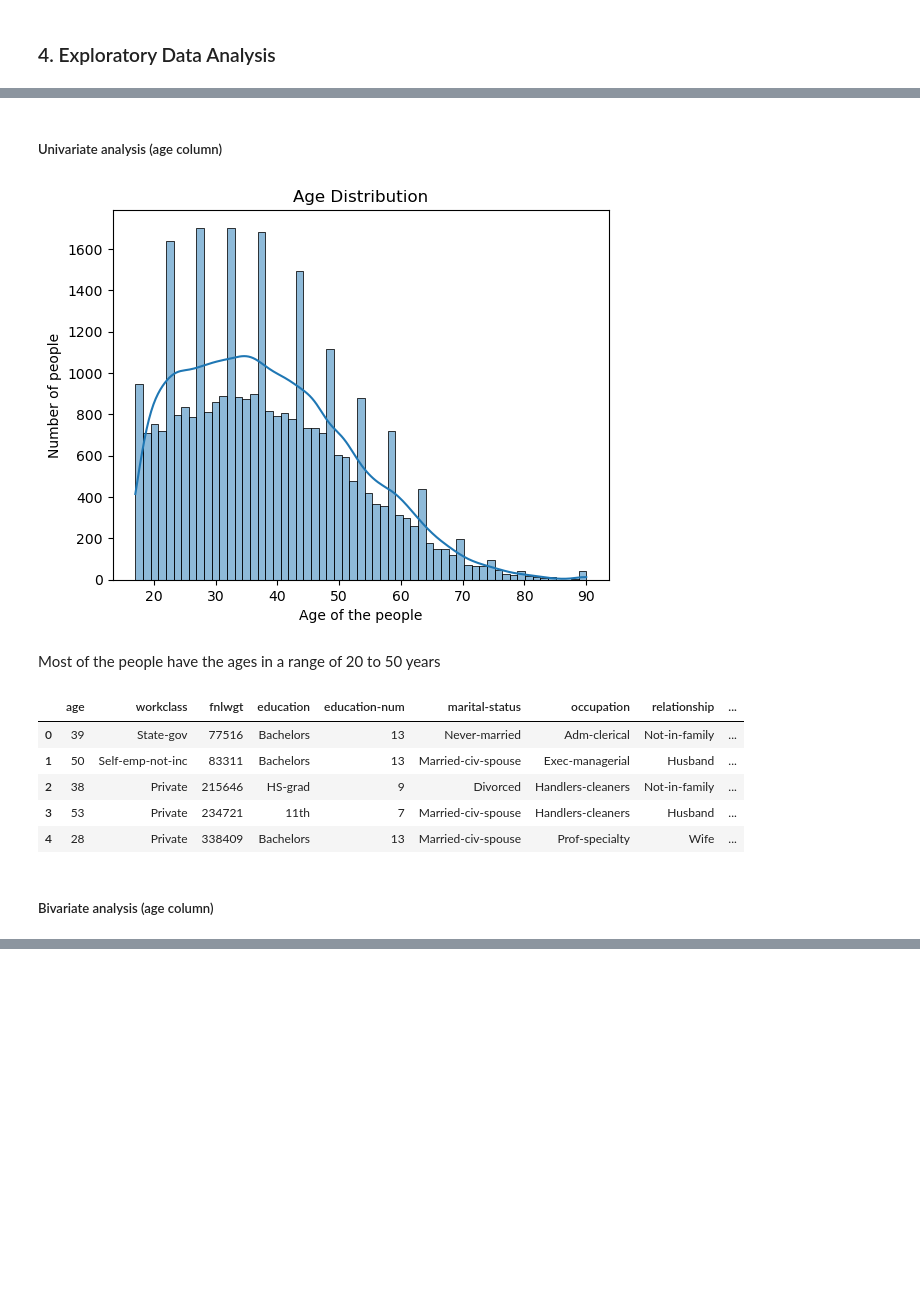
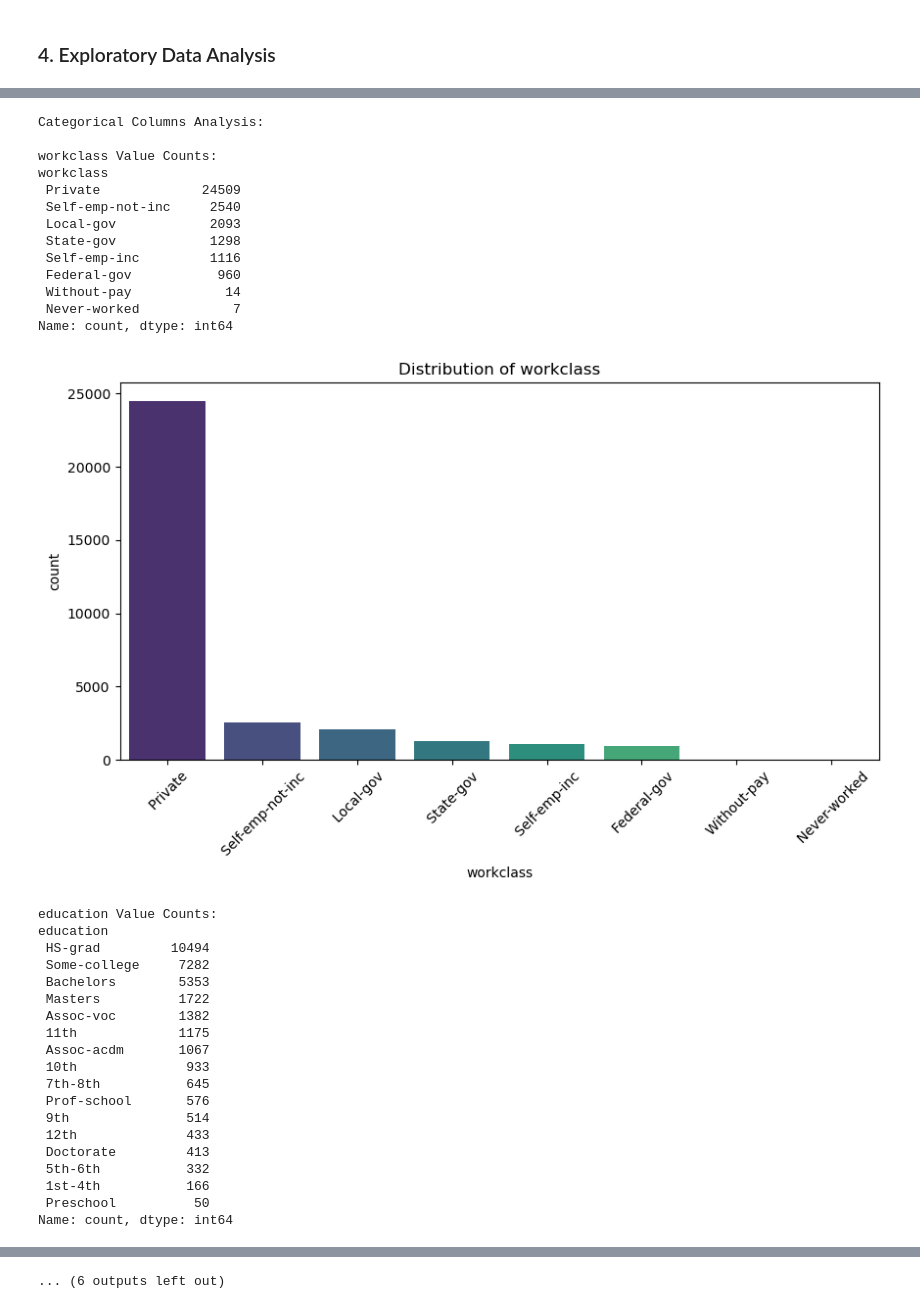
Before and after one commit to sam23287/Income-Prediction-ML-Project-, a Jupyter notebook: Exploratory_data_analysis.ipynb, the cells around one changed output, grey strips where cells are left out. Drawn from its saved outputs; the diff is of its cells as text; code cells hidden in the pictures; blank space fills up the shorter version.

```diff
--- a/Exploratory_data_analysis.ipynb
+++ b/Exploratory_data_analysis.ipynb
@@ -35,7 +35,7 @@ warnings.filterwarnings('ignore')
 # %% [markdown]
 Import the csv file as a Dataframe
 # %%
-df= pd.read_csv('adult.csv')
+df= pd.read_csv('income_raw.csv')
 # %% [markdown]
 Creating a copy of dataframe
 # %%
@@ -392,23 +327,44 @@ The work hours of people with education level of masters, Doctorate and Professi
-# %% [markdown]
-##### Univariate analysis (age column)
-# %%
-sns.histplot(data=df, x='age', kde=True)
-plt.xlabel('Age of the people')
-plt.ylabel('Number of people')
-plt.title(f'Age Distribution')
-plt.show()
-# %% [output]
-[figure, removed]
-# %% [markdown]
-Most of the people have the ages in a range of 20 to 50 years
-# %%
-df.head()
-# %% [output]
-|  | age | workclass | fnlwgt | education | education-num | marital-status | occupation | relationship | ... |
-| 0 | 39 | State-gov | 77516 | Bachelors | 13 | Never-married | Adm-clerical | Not-in-family | ... |
-| 1 | 50 | Self-emp-not-inc | 83311 | Bachelors | 13 | Married-civ-spouse | Exec-managerial | Husband | ... |
-| 2 | 38 | Private | 215646 | HS-grad | 9 | Divorced | Handlers-cleaners | Not-in-family | ... |
-| 3 | 53 | Private | 234721 | 11th | 7 | Married-civ-spouse | Handlers-cleaners | Husband | ... |
-| 4 | 28 | Private | 338409 | Bachelors | 13 | Married-civ-spouse | Prof-specialty | Wife | ... |
-# %% [markdown]
-##### Bivariate analysis (age column)
+# %%
+# Categorical Columns Analysis
+print("\nCategorical Columns Analysis:")
+for col in cat_cols:
+    print(f"\n{col} Value Counts:\n{df[col].value_counts()}")
+    plt.figure(figsize=(10, 5))
+    sns.countplot(data=df, x=col, order=df[col].value_counts().index, palette='viridis')
+    plt.title(f"Distribution of {col}")
+    plt.xticks(rotation=45)
+    plt.show()
+# %% [output]
+Categorical Columns Analysis:
+
+workclass Value Counts:
+workclass
+ Private             24509
+ Self-emp-not-inc     2540
+ Local-gov            2093
+ State-gov            1298
+ Self-emp-inc         1116
+ Federal-gov           960
+ Without-pay            14
+ Never-worked            7
+Name: count, dtype: int64
+[figure, added]
+education Value Counts:
+education
+ HS-grad         10494
+ Some-college     7282
+ Bachelors        5353
+ Masters          1722
+ Assoc-voc        1382
+ 11th             1175
+ Assoc-acdm       1067
+ 10th              933
+ 7th-8th           645
+ Prof-school       576
+ 9th               514
+ 12th              433
+ Doctorate         413
+ 5th-6th           332
+ 1st-4th           166
+ Preschool          50
+Name: count, dtype: int64
@@ -414,0 +420 @@ df.head()
+... (6 outputs left out)
```
Also changed, not shown: parts of 13 cells of this notebook, 2 other files.
